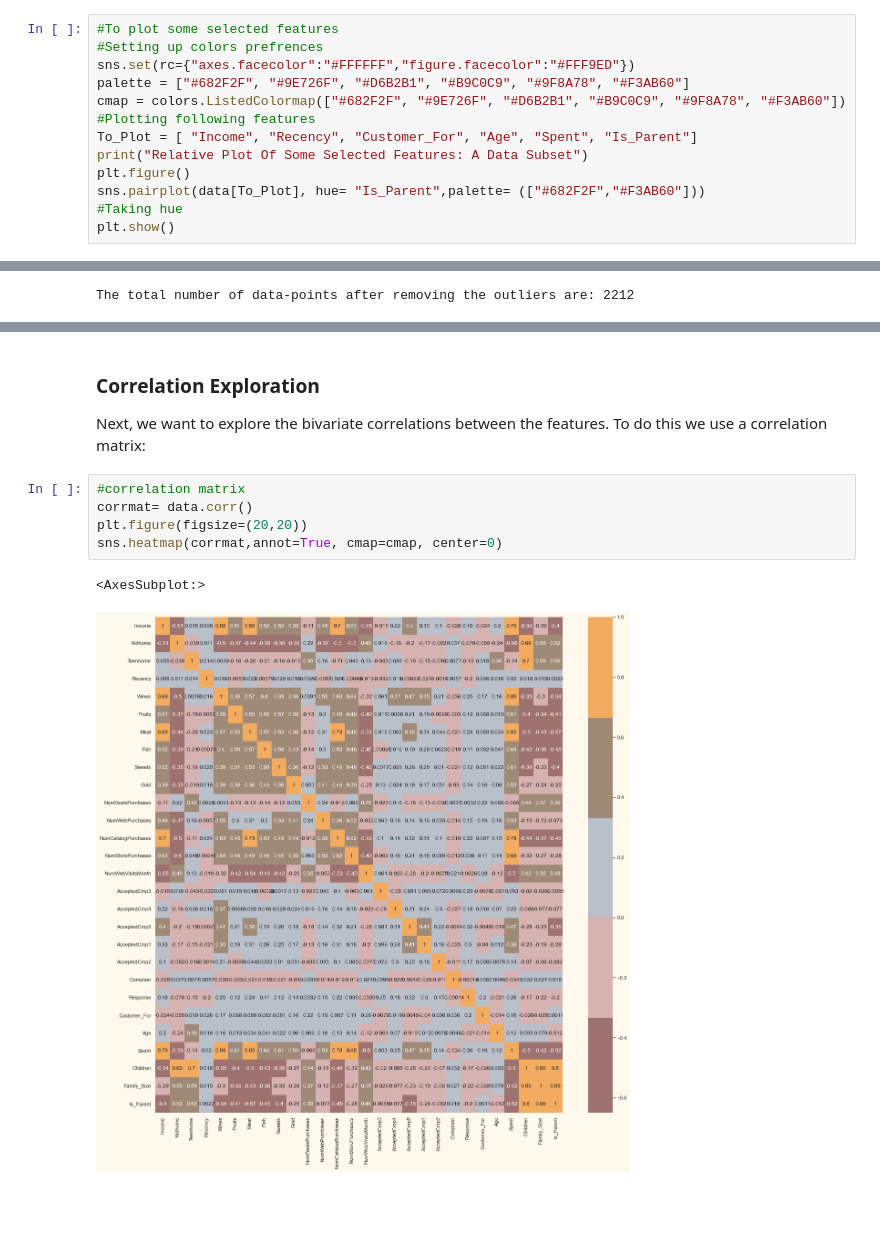
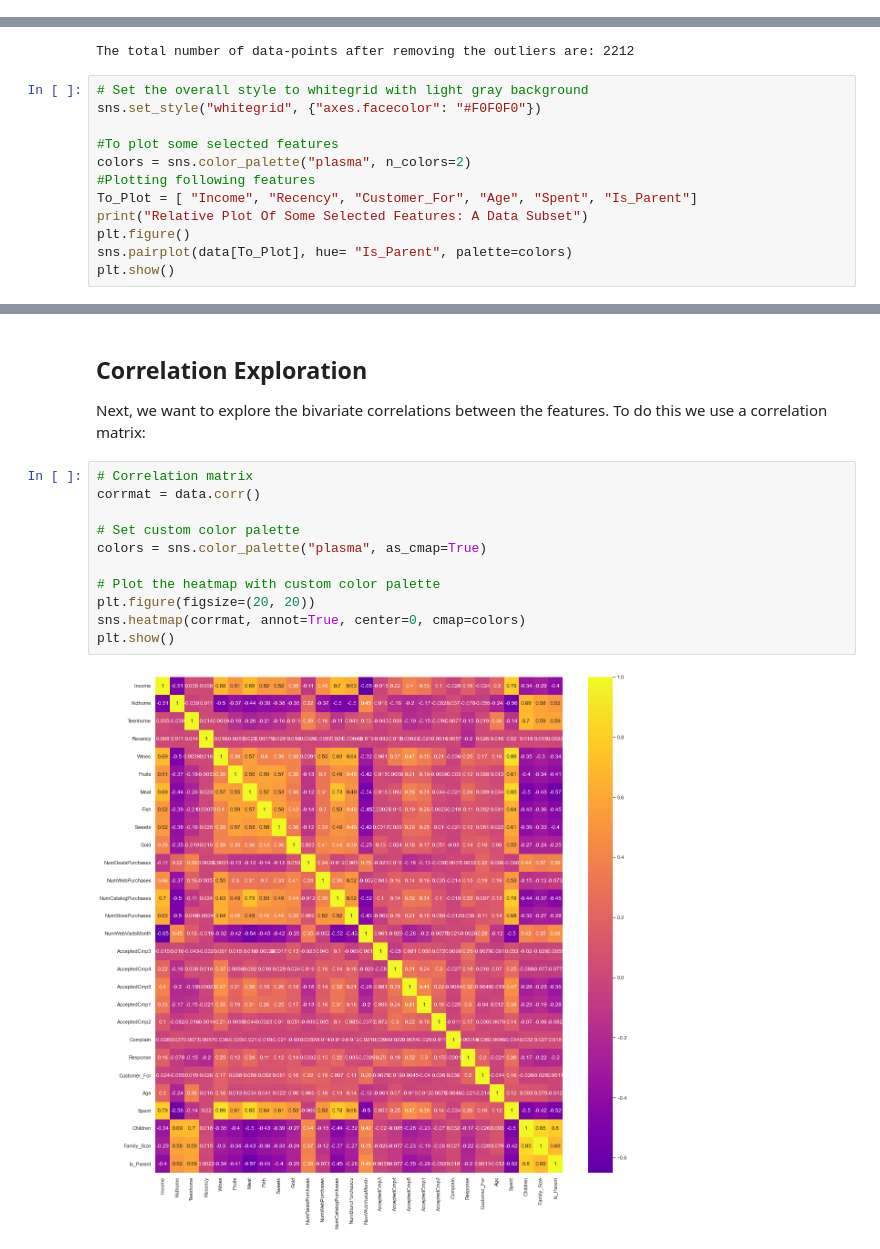
Before and after one commit to 3nityR/dsai-fcsc-g7, a Jupyter notebook: data-visualisation.ipynb, the cells around one changed output, grey strips where cells are left out. Saved outputs shown, nothing was run; the diff lists cells and outputs as text; blank space fills up the shorter version.

```diff
--- a/data-visualisation.ipynb
+++ b/data-visualisation.ipynb
@@ -11,13 +27,0 @@ from matplotlib import pyplot as plt
-# %%
-#To plot some selected features
-#Setting up colors prefrences
-sns.set(rc={"axes.facecolor":"#FFFFFF","figure.facecolor":"#FFF9ED"})
-palette = ["#682F2F", "#9E726F", "#D6B2B1", "#B9C0C9", "#9F8A78", "#F3AB60"]
-cmap = colors.ListedColormap(["#682F2F", "#9E726F", "#D6B2B1", "#B9C0C9", "#9F8A78", "#F3AB60"])
-#Plotting following features
-To_Plot = [ "Income", "Recency", "Customer_For", "Age", "Spent", "Is_Parent"]
-print("Relative Plot Of Some Selected Features: A Data Subset")
-plt.figure()
-sns.pairplot(data[To_Plot], hue= "Is_Parent",palette= (["#682F2F","#F3AB60"]))
-#Taking hue
-plt.show()
@@ -34,3 +32,15 @@ data = data[(data["Income"]<600000)]
 print("The total number of data-points after removing the outliers are:", len(data))
 # %% [output]
 The total number of data-points after removing the outliers are: 2212
+# %%
+# Set the overall style to whitegrid with light gray background
+sns.set_style("whitegrid", {"axes.facecolor": "#F0F0F0"})
+
+#To plot some selected features
+colors = sns.color_palette("plasma", n_colors=2)
+#Plotting following features
+To_Plot = [ "Income", "Recency", "Customer_For", "Age", "Spent", "Is_Parent"]
+print("Relative Plot Of Some Selected Features: A Data Subset")
+plt.figure()
+sns.pairplot(data[To_Plot], hue= "Is_Parent", palette=colors)
+plt.show()
@@ -37,12 +51,17 @@ The total number of data-points after removing the outliers are: 2212
 # %% [markdown]
-### Correlation Exploration
+## Correlation Exploration
 Next, we want to explore the bivariate correlations between the features. To do this we use a correlation matrix:
 # %%
-#correlation matrix
-corrmat= data.corr()
-plt.figure(figsize=(20,20))
-sns.heatmap(corrmat,annot=True, cmap=cmap, center=0)
+# Correlation matrix
+corrmat = data.corr()
+
+# Set custom color palette
+colors = sns.color_palette("plasma", as_cmap=True)
+
+# Plot the heatmap with custom color palette
+plt.figure(figsize=(20, 20))
+sns.heatmap(corrmat, annot=True, center=0, cmap=colors)
+plt.show()
 # %% [output]
-<AxesSubplot:>
-[figure, old version]
+[figure, new version]
 # %% [markdown]
```
Also changed, not shown: parts of 6 cells of this notebook, 1 other file.
